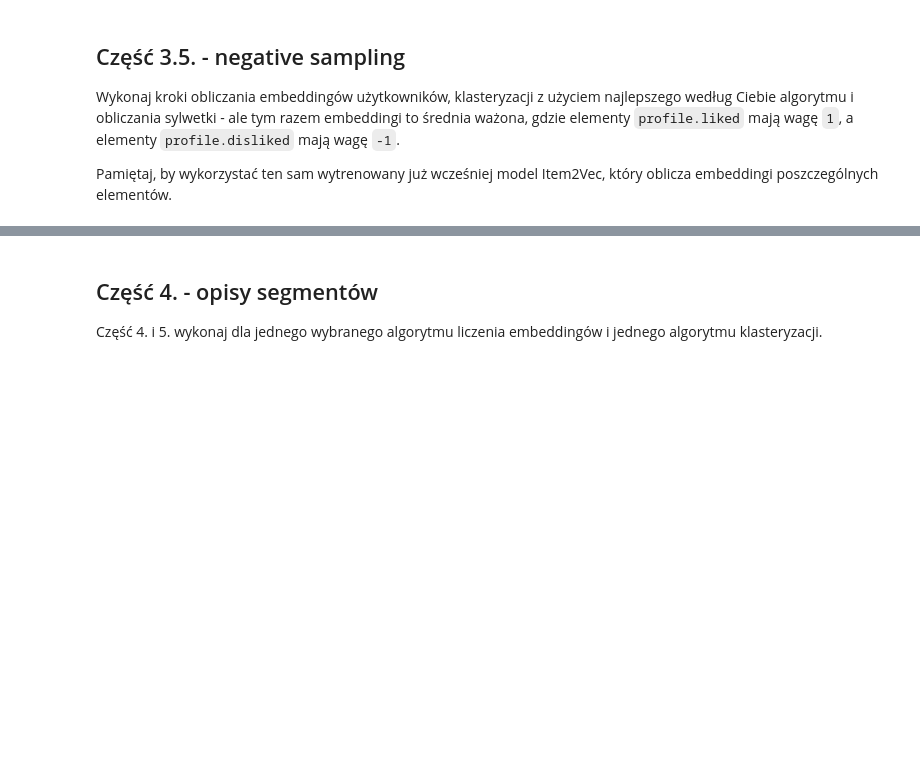
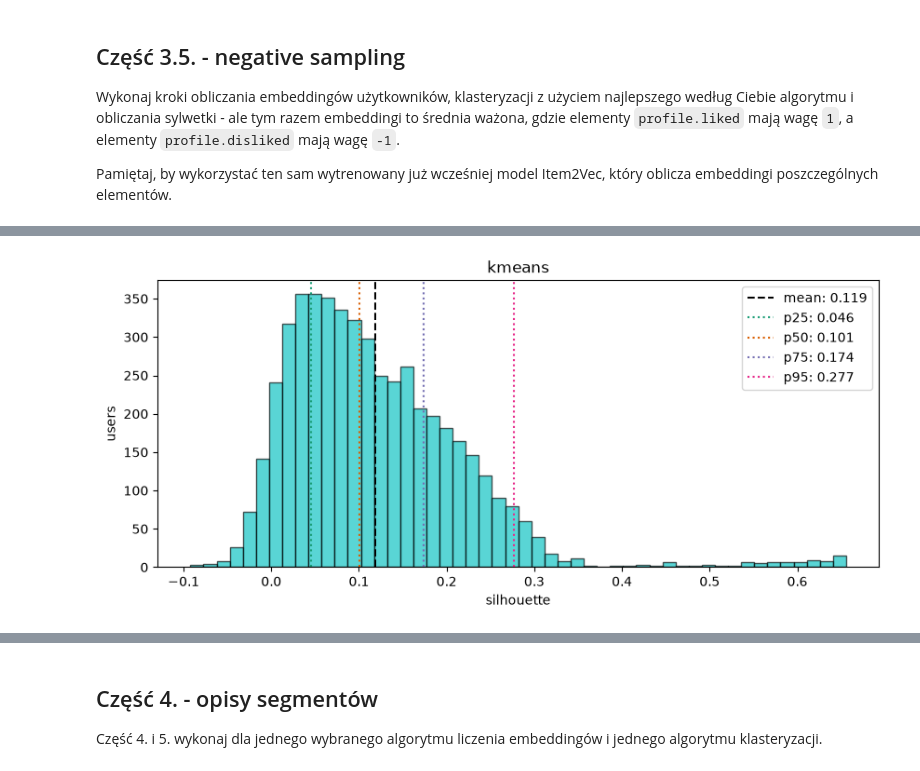
Before and after one commit to WSm-77/recommendation_systems, a Jupyter notebook: lab3/lab3_segmentation.ipynb, the cells around one changed output, grey strips where cells are left out. Cells and saved outputs as stored; diff of their text form; code cells hidden in the pictures; blank space fills up the shorter version.

```diff
--- a/lab3/lab3_segmentation.ipynb
+++ b/lab3/lab3_segmentation.ipynb
@@ -401,0 +414,4 @@ raise NotImplementedError
+# %%
+plot_silhouette(evaluate_segmentation(weighted_user_vectors, segmentation_weighted_user_vectors), BEST_ALGORITHM)
+# %% [output]
+[figure, added]
```
Also changed, not shown: parts of 9 cells of this notebook.
